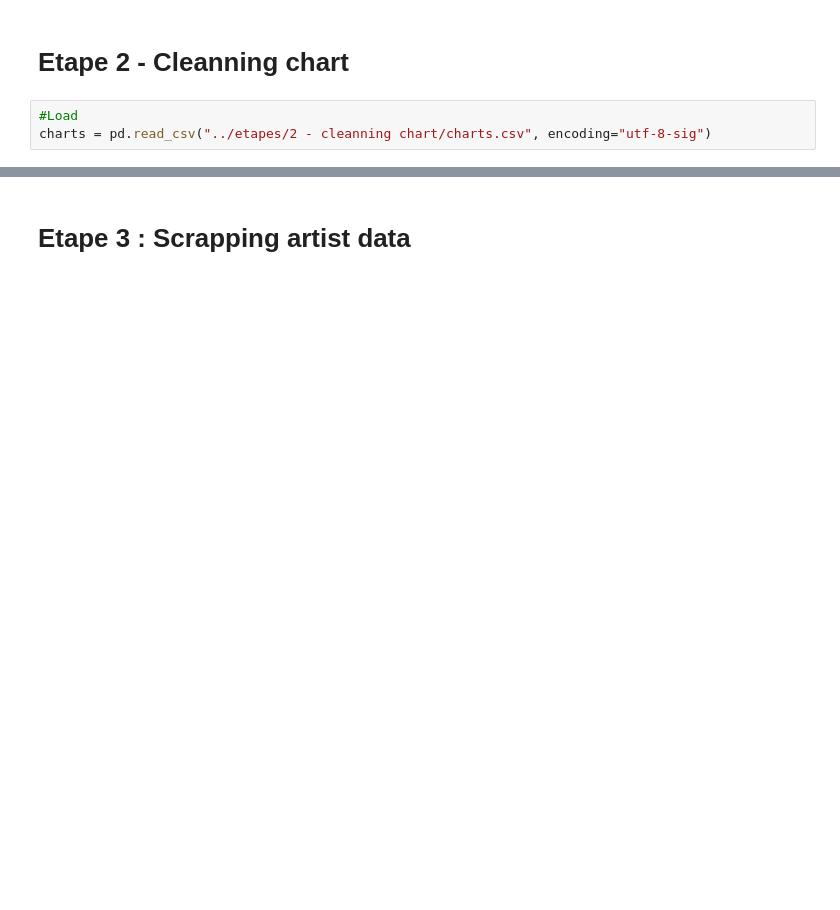
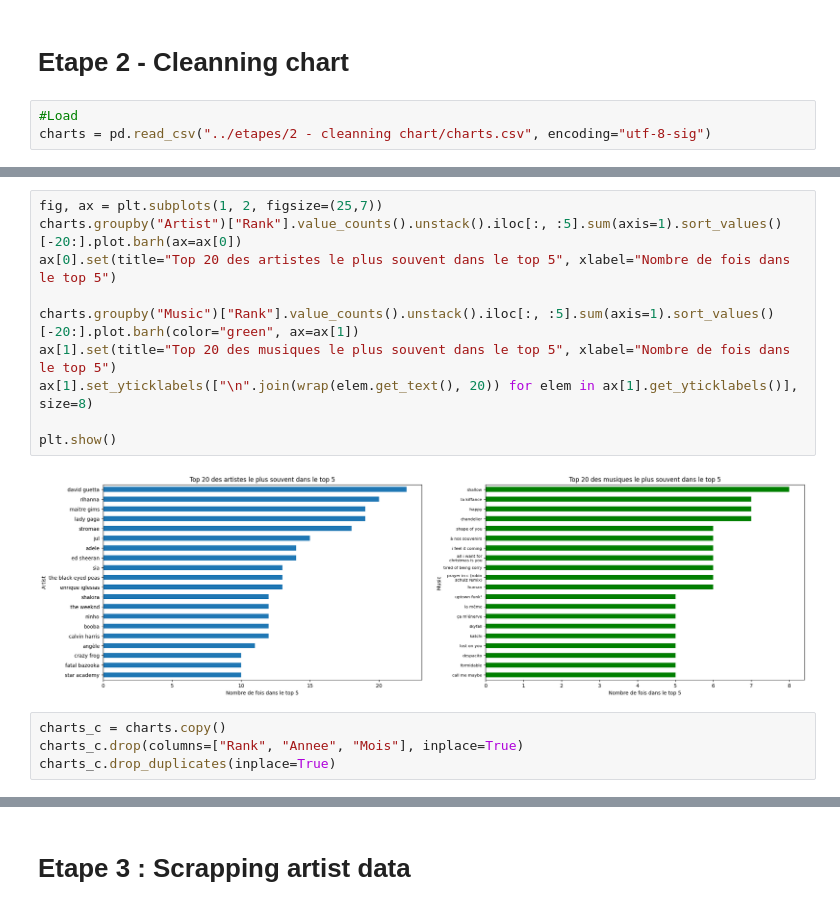
Before and after one commit to StundFR/PFE-Music-Analysis, a Jupyter notebook: stats.ipynb, the cells around one changed output, grey strips where cells are left out. Drawn from its saved outputs; the diff is of its cells as text; blank space fills up the shorter version.

```diff
--- a/stats.ipynb
+++ b/stats.ipynb
@@ -21,0 +46,16 @@ charts = pd.read_csv("../etapes/2 - cleanning chart/charts.csv", encoding="utf-8
+# %%
+fig, ax = plt.subplots(1, 2, figsize=(25,7))
+charts.groupby("Artist")["Rank"].value_counts().unstack().iloc[:, :5].sum(axis=1).sort_values()[-20:].plot.barh(ax=ax[0])
+ax[0].set(title="Top 20 des artistes le plus souvent dans le top 5", xlabel="Nombre de fois dans le top 5")
+
+charts.groupby("Music")["Rank"].value_counts().unstack().iloc[:, :5].sum(axis=1).sort_values()[-20:].plot.barh(color="green", ax=ax[1])
+ax[1].set(title="Top 20 des musiques le plus souvent dans le top 5", xlabel="Nombre de fois dans le top 5")
+ax[1].set_yticklabels(["\n".join(wrap(elem.get_text(), 20)) for elem in ax[1].get_yticklabels()], size=8)
+
+plt.show()
+# %% [output]
+[figure, added]
+# %%
+charts_c = charts.copy()
+charts_c.drop(columns=["Rank", "Annee", "Mois"], inplace=True)
+charts_c.drop_duplicates(inplace=True)
```
Also changed, not shown: parts of 9 cells of this notebook, 1 other file.
